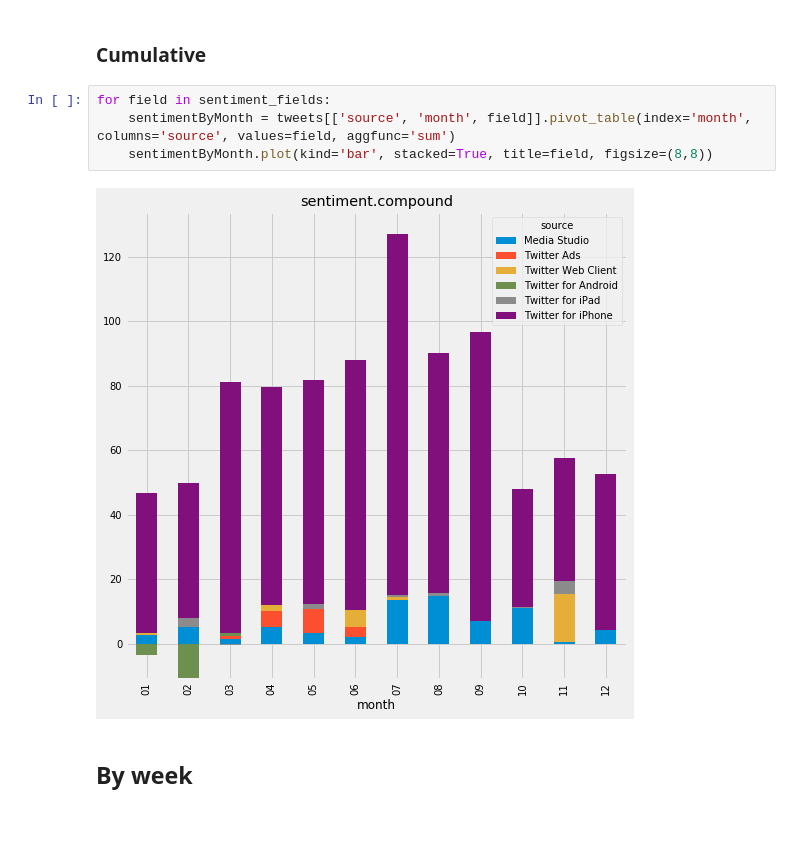
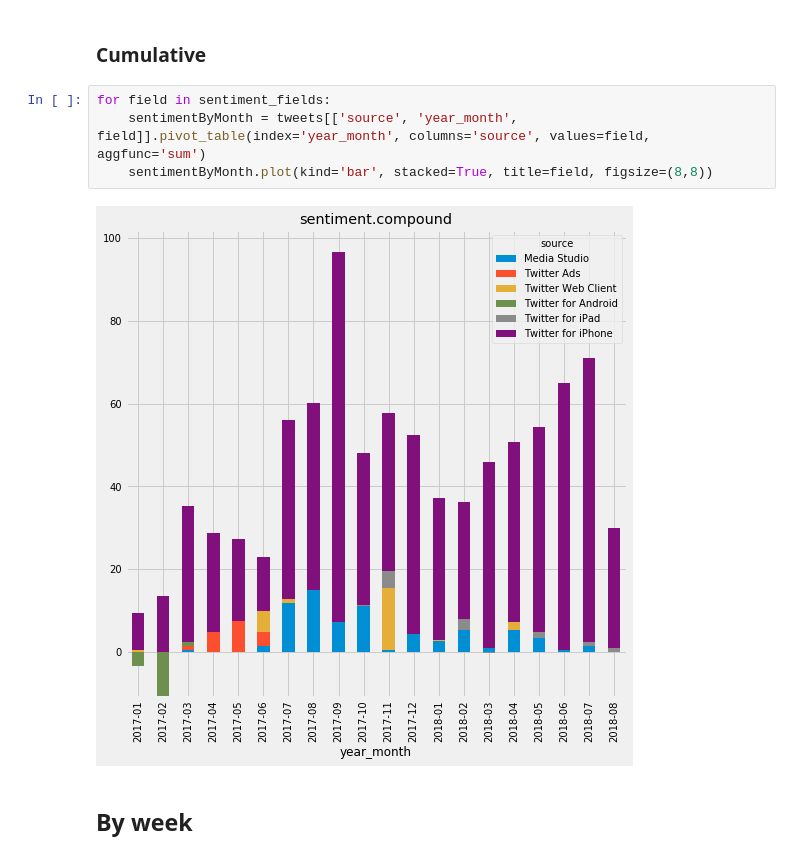
Before and after one commit to nprapps/trump-tweet-analysis, a Jupyter notebook: trump-tweets.ipynb, the cells around one changed output. Drawn from its saved outputs; the diff is of its cells as text; blank space fills up the shorter version.

```diff
--- a/trump-tweets.ipynb
+++ b/trump-tweets.ipynb
@@ -349,10 +350,10 @@ for field in sentiment_fields:
 ### Cumulative
 # %%
 for field in sentiment_fields:
-    sentimentByMonth = tweets[['source', 'month', field]].pivot_table(index='month', columns='source', values=field, aggfunc='sum')
+    sentimentByMonth = tweets[['source', 'year_month', field]].pivot_table(index='year_month', columns='source', values=field, aggfunc='sum')
     sentimentByMonth.plot(kind='bar', stacked=True, title=field, figsize=(8,8))
 # %% [output]
-[figure, old version]
+[figure, new version]
 # %% [markdown]
 ## By week
 # %% [markdown]
```
Also changed, not shown: parts of 10 cells of this notebook, 21 other files.
